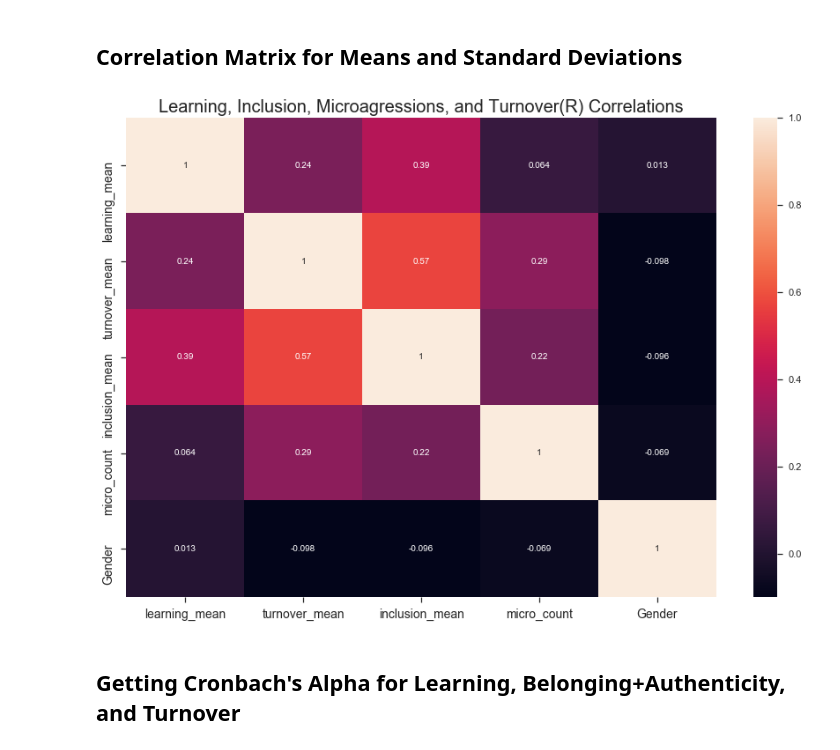
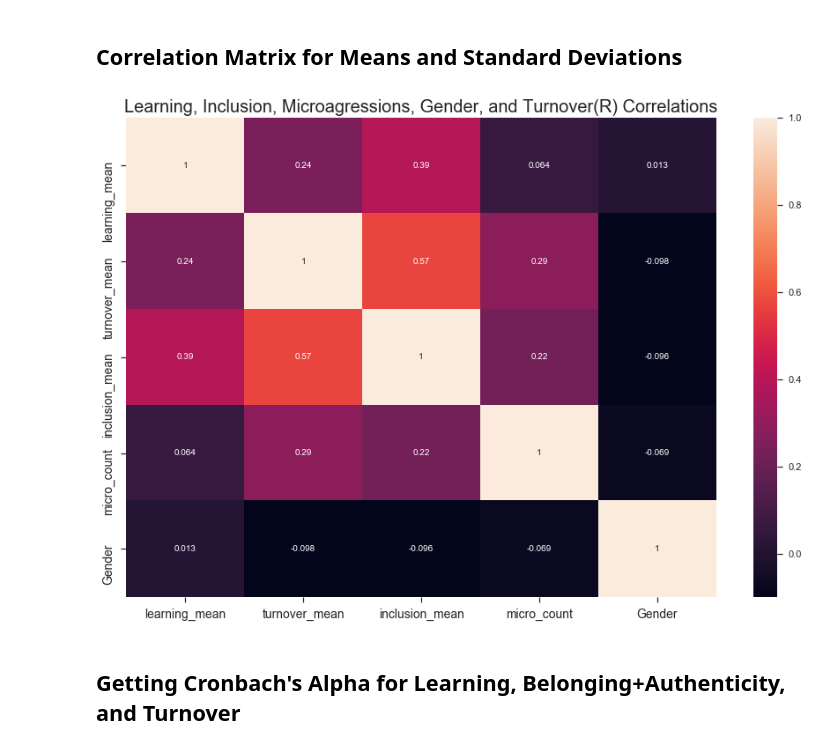
Before and after one commit to sam-cannon/AOM, a Jupyter notebook: AOM_Measure_Data.ipynb, the cells around one changed output. Saved outputs shown, nothing was run; the diff lists cells and outputs as text; code cells hidden in the pictures.

```diff
--- a/AOM_Measure_Data.ipynb
+++ b/AOM_Measure_Data.ipynb
@@ -150,14 +150,14 @@ df['micro_count'] = df.loc[:, 'MicroInv_1':'Workplace_5'].replace(mapper).sum(ax
 # %%
 corr_data = df[['learning_mean', 'turnover_mean', 'inclusion_mean', 'micro_count', 'Gender']]
 
 #plot the heatmap
 plt.figure(figsize = (15, 10))
 sns.heatmap(corr_data.corr(), annot = True)
-plt.title('Learning, Inclusion, Microagressions, and Turnover(R) Correlations', fontsize = 20)
+plt.title('Learning, Inclusion, Microagressions, Gender, and Turnover(R) Correlations', fontsize = 20)
 plt.xticks(fontsize=14)
 plt.yticks(fontsize=14);
 # %% [output]
-[figure, old version]
+[figure, new version]
 # %% [markdown]
 ## Getting Cronbach's Alpha for Learning, Belonging+Authenticity, and Turnover
 # %%
```
